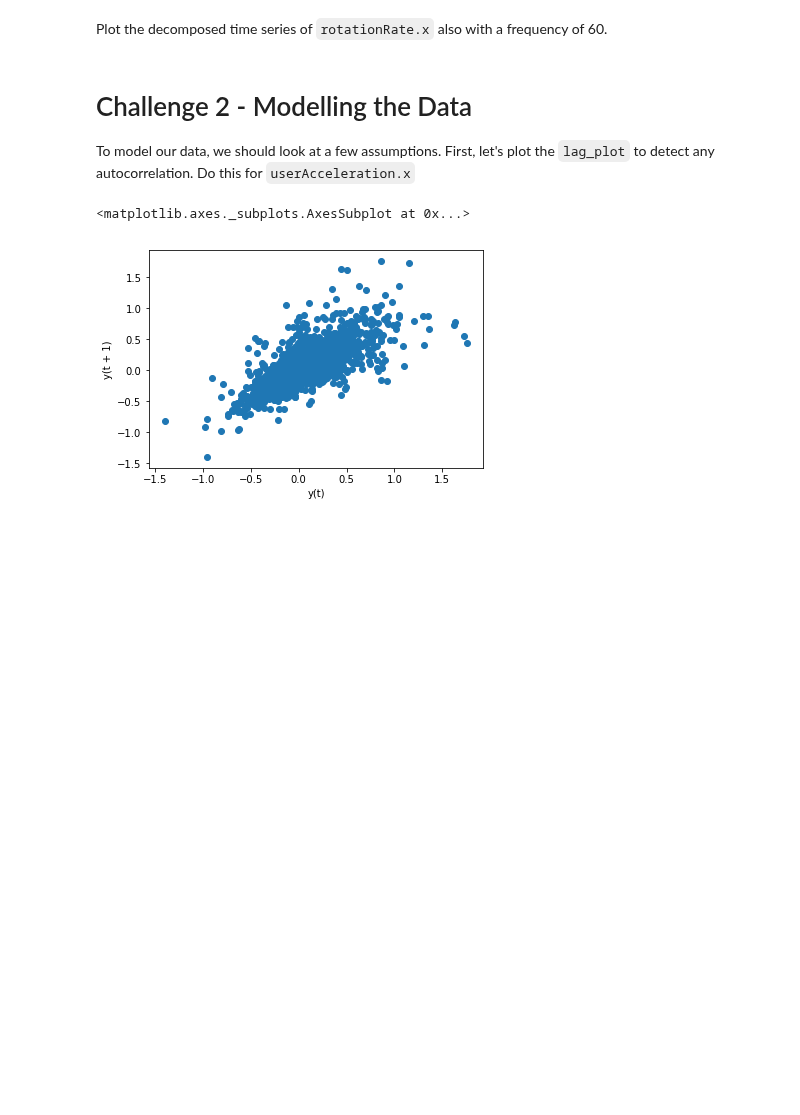
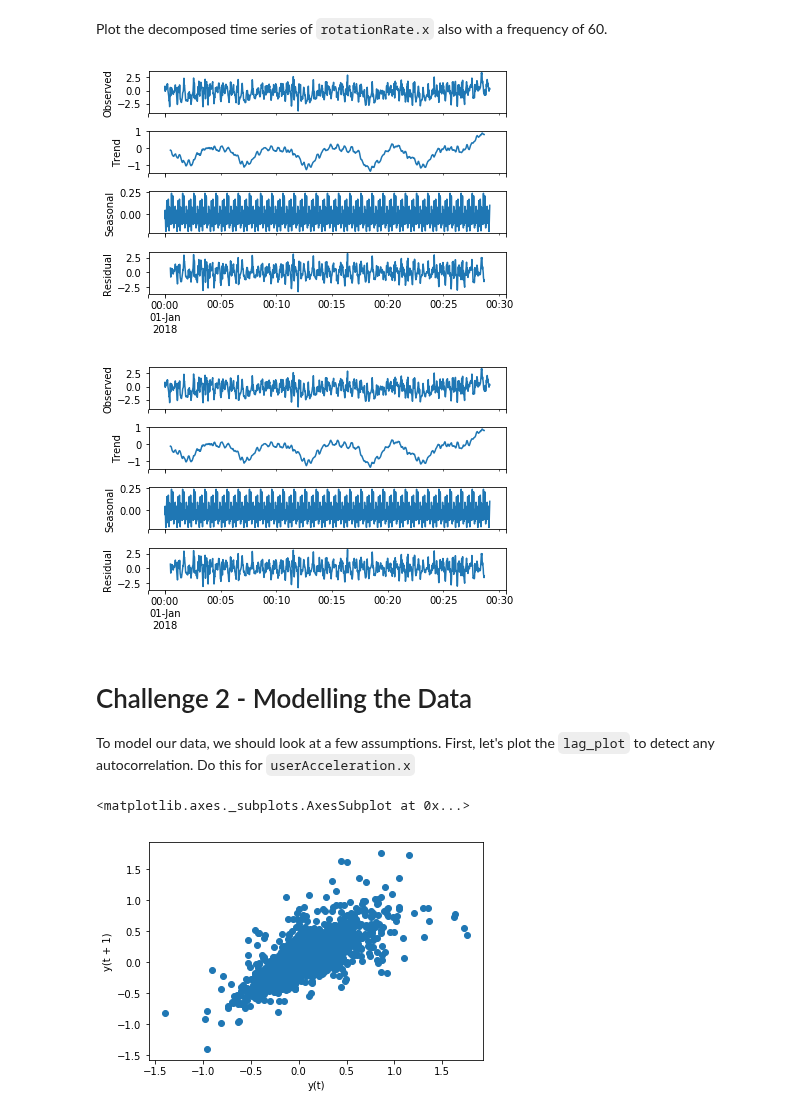
Before and after one commit to Almuglezsalcedo/datamad0119, a Jupyter notebook: module-2/lab-time-series/your-code/main.ipynb, the cells around one changed output. Saved outputs shown, nothing was run; the diff lists cells and outputs as text; code cells hidden in the pictures; blank space fills up the shorter version.

```diff
--- a/module-2/lab-time-series/your-code/main.ipynb
+++ b/module-2/lab-time-series/your-code/main.ipynb
@@ -91,5 +93,12 @@ AttributeError: module 'statsmodels.tsa.api' has no attribute 'seasonal'
 # %% [markdown]
 Plot the decomposed time series of `rotationRate.x` also with a frequency of 60.
+# %%
+
+res=sm.tsa.seasonal.seasonal_decompose(sensor['rotationRate.x'],freq=60,)
+res.plot()
+# %% [output]
+[figure, added]
+[figure, added]
 # %% [markdown]
 # Challenge 2 - Modelling the Data
 
```
Also changed, not shown: parts of 3 cells of this notebook.
